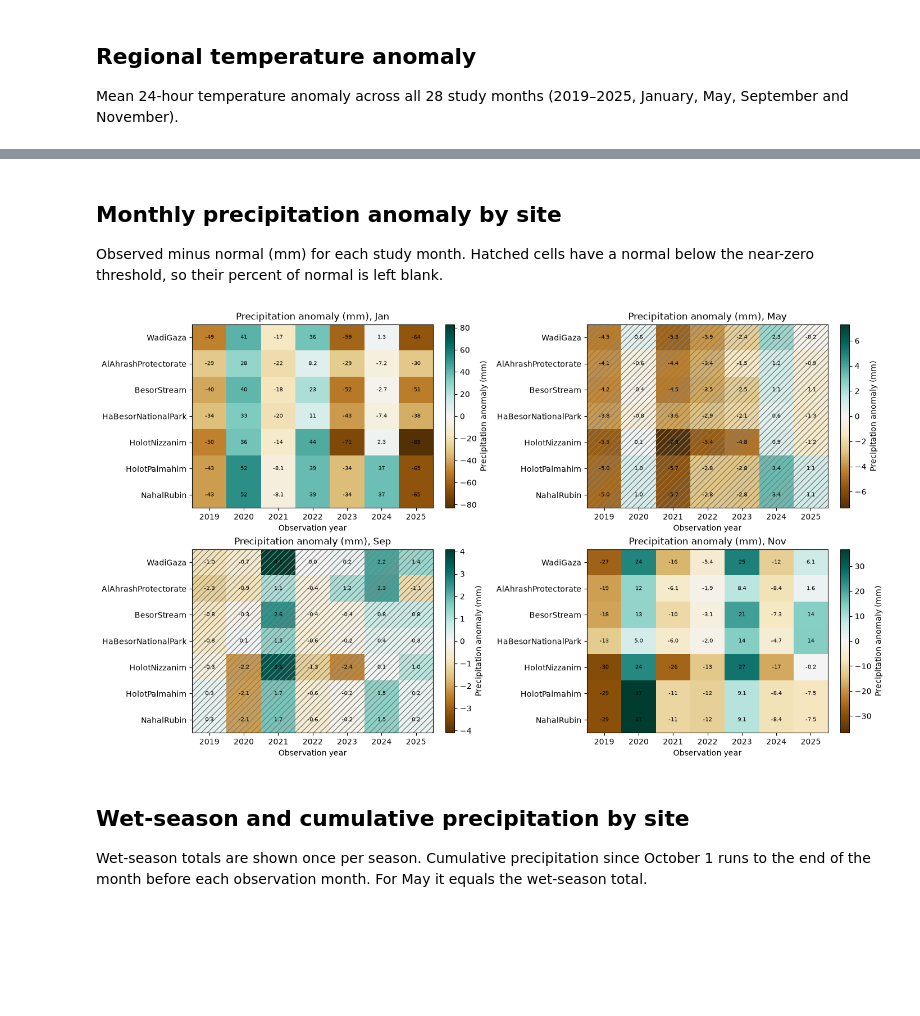
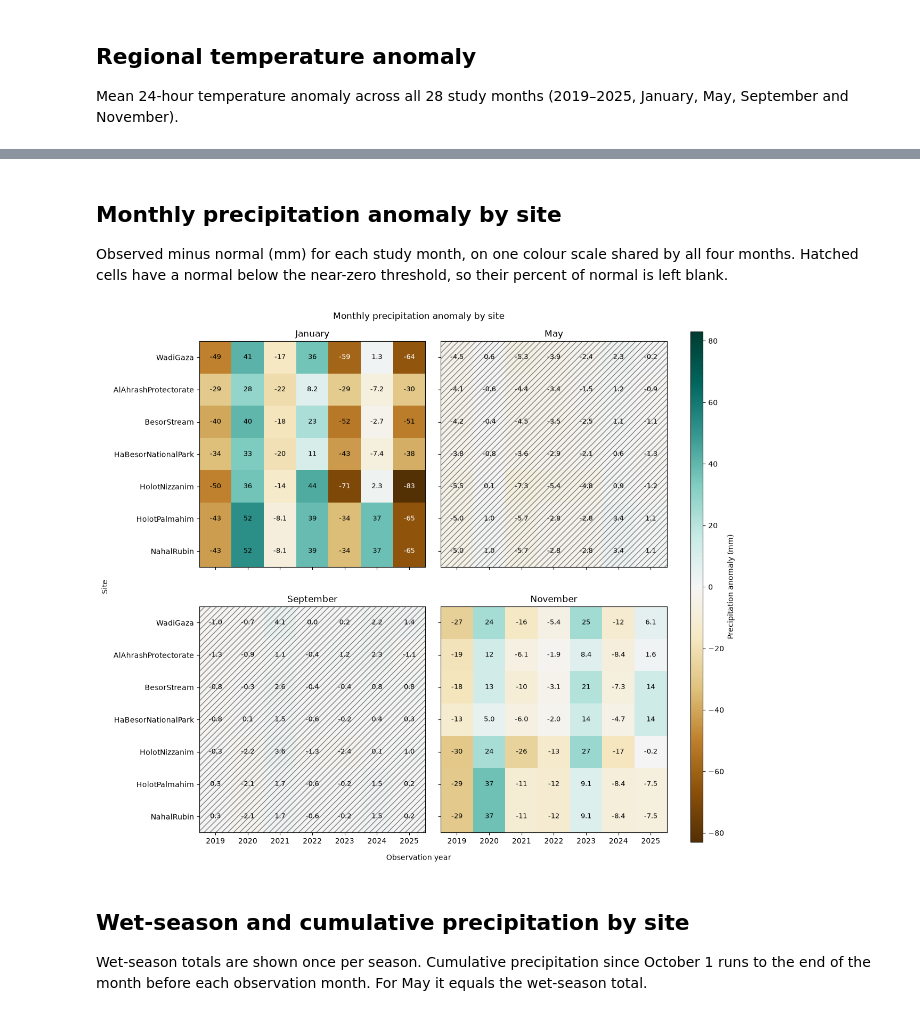
Before and after one commit to tariqshihadah/wadi-gaza-research, a Jupyter notebook: notebooks/22_visualize_climate_context.ipynb, the cells around one changed output, grey strips where cells are left out. Drawn from its saved outputs; the diff is of its cells as text; code cells hidden in the pictures; blank space fills up the shorter version.

```diff
--- a/notebooks/22_visualize_climate_context.ipynb
+++ b/notebooks/22_visualize_climate_context.ipynb
@@ -102,16 +104,20 @@ plt.show()
 # %% [markdown]
 ## Monthly precipitation anomaly by site
 
-Observed minus normal (mm) for each study month. Hatched cells have a normal below the near-zero threshold, so their percent of normal is left blank.
+Observed minus normal (mm) for each study month, on one colour scale shared by all four months. Hatched cells have a normal below the near-zero threshold, so their percent of normal is left blank.
 # %%
-fig, axes = plt.subplots(2, 2, figsize=(14, 8), constrained_layout=True)
+limit = float(summary["precip_anom_mm"].abs().max())
+fig, axes = plt.subplots(2, 2, figsize=(12, 10.4), constrained_layout=True)
 for ax, month in zip(axes.flat, config.study_months):
-    plot_summary_heatmap(summary, "precip_anom_mm", month, ax=ax, flag="precip_near_zero_normal",
-                         label="Precipitation anomaly (mm)", sites=SITE_ORDER)
+    plot_summary_heatmap(summary, "precip_anom_mm", month, ax=ax,
+                         flag="precip_near_zero_normal",
+                         sites=SITE_ORDER, limit=limit, colorbar=False)
+    ax.set_title(month_name(month))
+finish_panel_grid(fig, axes, label="Precipitation anomaly (mm)", title="Monthly precipitation anomaly by site")
 save_figure(fig, PLOT_DIR / "precip_anomaly_heatmaps.png")
 plt.show()
 # %% [output]
-[figure, old version]
+[figure, new version]
 # %% [markdown]
 ## Wet-season and cumulative precipitation by site
 
```
Also changed, not shown: parts of 10 cells of this notebook, 21 other files.
